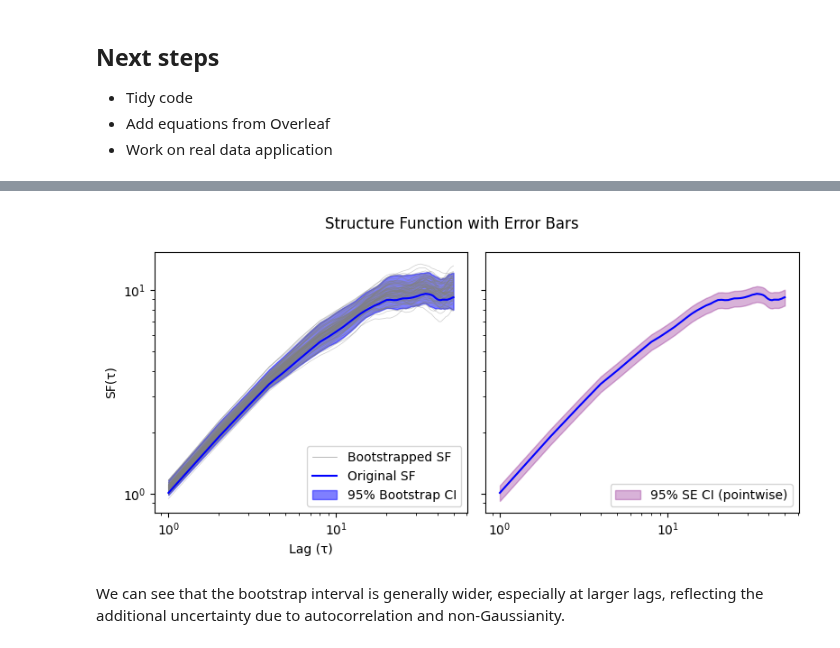
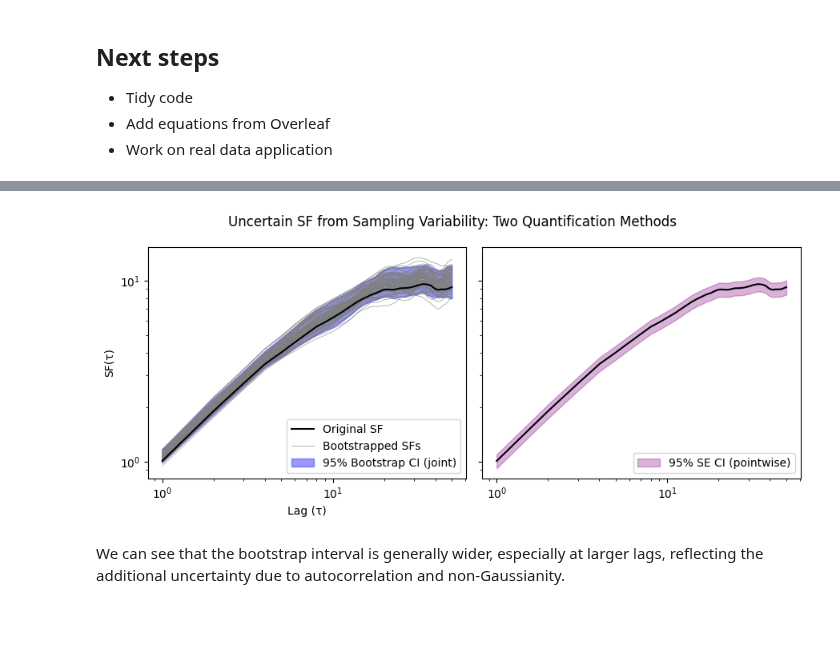
Before and after one commit to daniel-wrench/sf_gap_analysis, a Jupyter notebook: notebooks/sf_uncertainty_demo.ipynb, the cells around one changed output, grey strips where cells are left out. Saved outputs shown, nothing was run; the diff lists cells and outputs as text; code cells hidden in the pictures; blank space fills up the shorter version.

Commit message:
Improve sf uncertainty quant NB

```diff
--- a/notebooks/sf_uncertainty_demo.ipynb
+++ b/notebooks/sf_uncertainty_demo.ipynb
@@ -24,20 +30,23 @@ import src.sf_funcs as sf_funcs
 # %%
 import numpy as np
 import matplotlib.pyplot as plt
+import pandas as pd
 import seaborn as sns
 
-# Generate a synthetic time series: fractional Gaussian noise (fGn)
-# We'll simulate an approximate fGn using an AR(1) process for simplicity
+# Simulate AR(1) time series
 np.random.seed(42)
 n = 1000
-phi = 0.9  # autocorrelation coefficient
+phi = 0.9
 noise = np.random.normal(0, 1, n)
 ts_sim = np.zeros(n)
 for i in range(1, n):
     ts_sim[i] = phi * ts_sim[i - 1] + noise[i]
 
-# Block bootstrap implementation
-def block_bootstrap_sf(x, max_lag, block_size, n_bootstraps=1000):
+
+def block_bootstrap_sf(x, max_lag, block_size, n_bootstraps=1000, random_state=None):
+    if random_state is not None:
+        np.random.seed(random_state)
+
     n = len(x)
     n_blocks = n // block_size
     sf_boot = np.zeros((n_bootstraps, max_lag))
@@ -95,42 +162,48 @@ ci_upper = np.percentile(sf_boot, 97.5, axis=0)
 lags = np.arange(1, max_lag + 1)
 
 # Calculate standard error assuming chi-squared approximation (pointwise error bars)
 n_pairs = np.array([len(ts) - tau for tau in range(1, max_lag + 1)])
 sf_se = sf_orig.sf_2 * np.sqrt(2 / (n_pairs - 1))
 ci_se_lower = sf_orig.sf_2 - 1.96 * sf_se
 ci_se_upper = sf_orig.sf_2 + 1.96 * sf_se
 
 # Plot with both bootstrap and pointwise SE intervals using fig, ax syntax
-fig, ax = plt.subplots(1,2, figsize=(8, 4), sharey=True)
+fig, ax = plt.subplots(1,2, figsize=(9, 4), sharey=True)
 for sf in sf_boot:
-    ax[0].plot(lags, sf, color="grey", alpha=0.4, lw=0.5)
-ax[0].plot(lags[0], sf_boot[0][0], color="grey", alpha=0.8, lw = 0.5, label="Bootstrapped SF")
-ax[0].plot(lags, sf_orig.sf_2, label="Original SF", color="blue")
-ax[1].plot(lags, sf_orig.sf_2, color="blue")
+    ax[0].plot(lags, sf, color="grey", alpha=0.8, lw=0.5)
+ax[0].plot(lags[0], sf_boot[0][0], color="grey", alpha=0.8, lw = 0.5, label="Bootstrapped SFs")
+ax[0].plot(lags, sf_orig.sf_2, label="Original SF", color="black")
+ax[1].plot(lags, sf_orig.sf_2, color="black")
 ax[0].fill_between(
-    lags, ci_lower, ci_upper, color="blue", alpha=0.5, label="95% Bootstrap CI"
+    lags, ci_lower, ci_upper, color="blue", alpha=0.4, label="95% Bootstrap CI (joint)"
 )
 ax[1].fill_between(
     lags,
     ci_se_lower,
     ci_se_upper,
     color="purple",
     alpha=0.3,
     label="95% SE CI (pointwise)"
 )
-plt.suptitle("Structure Function with Error Bars")
+plt.suptitle("Uncertain SF from Sampling Variability: Two Quantification Methods")
 ax[0].set_xlabel("Lag (τ)")
 ax[0].set_ylabel("SF(τ)")
 ax[0].set_xscale("log")
 ax[0].set_yscale("log")
 ax[1].set_xscale("log")
 ax[1].set_yscale("log")
-ax[0].legend(loc="lower right")
 ax[1].legend(loc="lower right")
+
+# Fix legend order
+handles, labels = ax[0].get_legend_handles_labels()
+handles = [handles[1], handles[0], handles[2]]
+labels = [labels[1], labels[0], labels[2]]
+ax[0].legend(handles, labels, loc="lower right")
+
 fig.tight_layout()
 plt.show()
 # %% [output]
-[figure, old version]
+[figure, new version]
 # %% [markdown]
 We can see that the bootstrap interval is generally wider, especially at larger lags, reflecting the additional uncertainty due to autocorrelation and non-Gaussianity.
 # %% [markdown]
```
Also changed, not shown: parts of 7 cells of this notebook.
